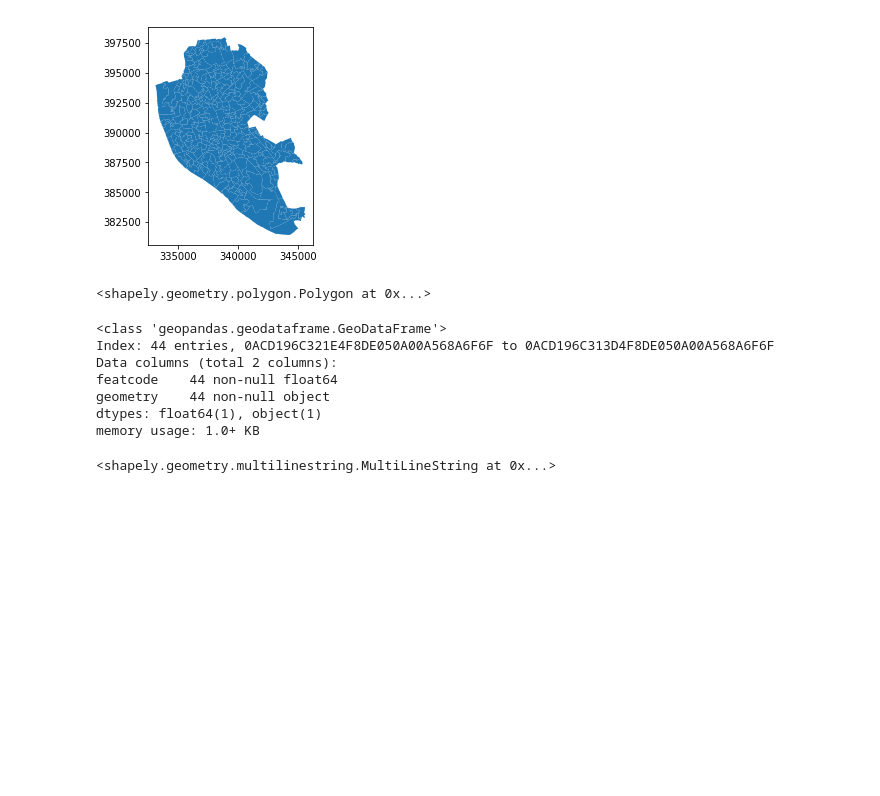
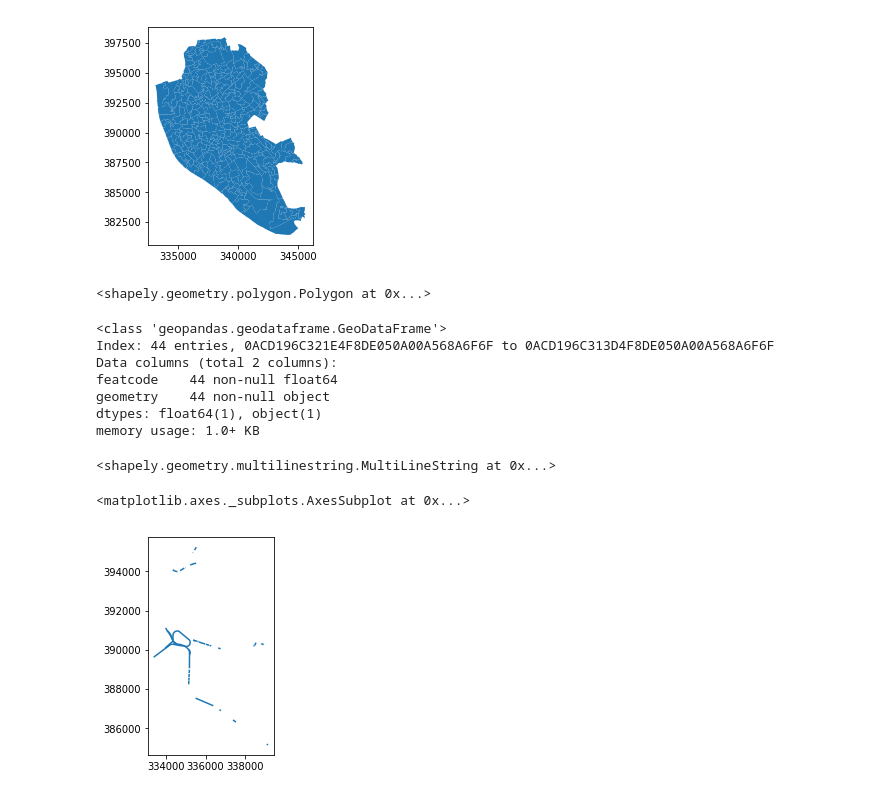
Before and after one commit to nleond/notebooks, a Jupyter notebook: gallery_jupyter/Untitled.ipynb, the cells around one changed output. Cells and saved outputs as stored; diff of their text form; code cells hidden in the pictures; blank space fills up the shorter version.

```diff
--- a/gallery_jupyter/Untitled.ipynb
+++ b/gallery_jupyter/Untitled.ipynb
@@ -52,3 +52,8 @@ memory usage: 1.0+ KB
 rwy_tun.loc['0ACD196C313D4F8DE050A00A568A6F6F', 'geometry']
 # %% [output]
 <shapely.geometry.multilinestring.MultiLineString at 0x...>
+# %%
+rwy_tun.plot()
+# %% [output]
+<matplotlib.axes._subplots.AxesSubplot at 0x...>
+[figure, added]
```
Also changed, not shown: parts of 8 cells of this notebook.
